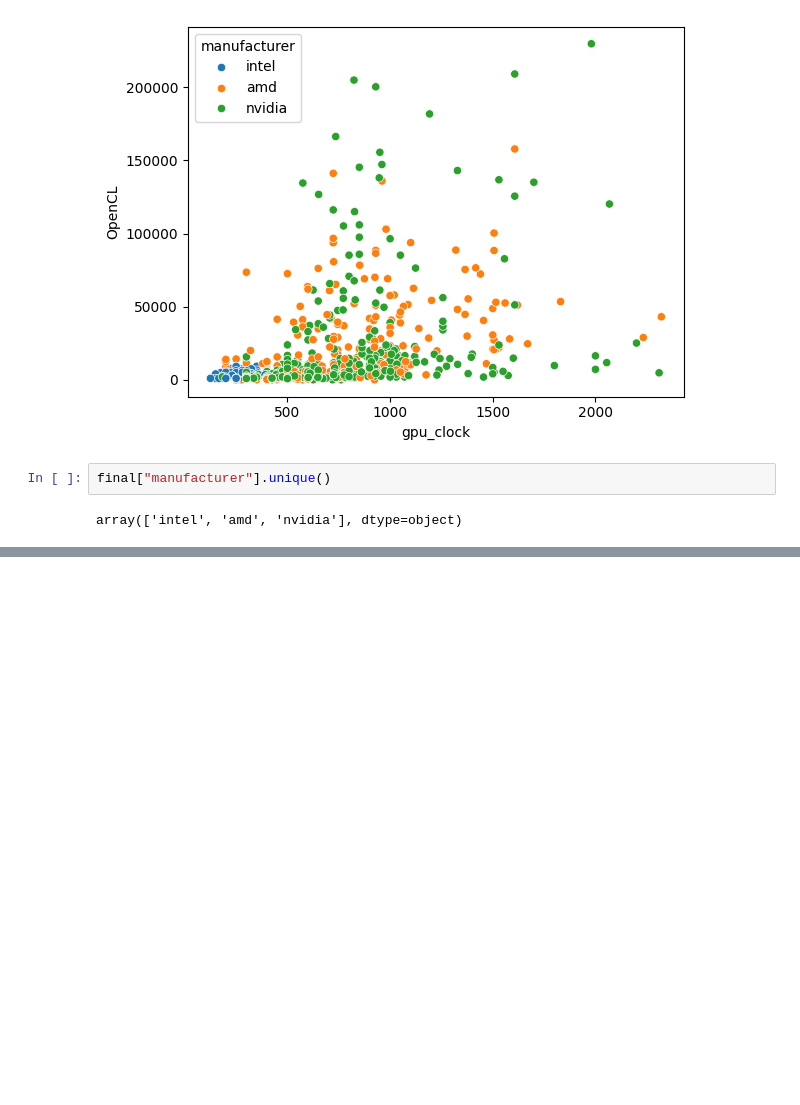
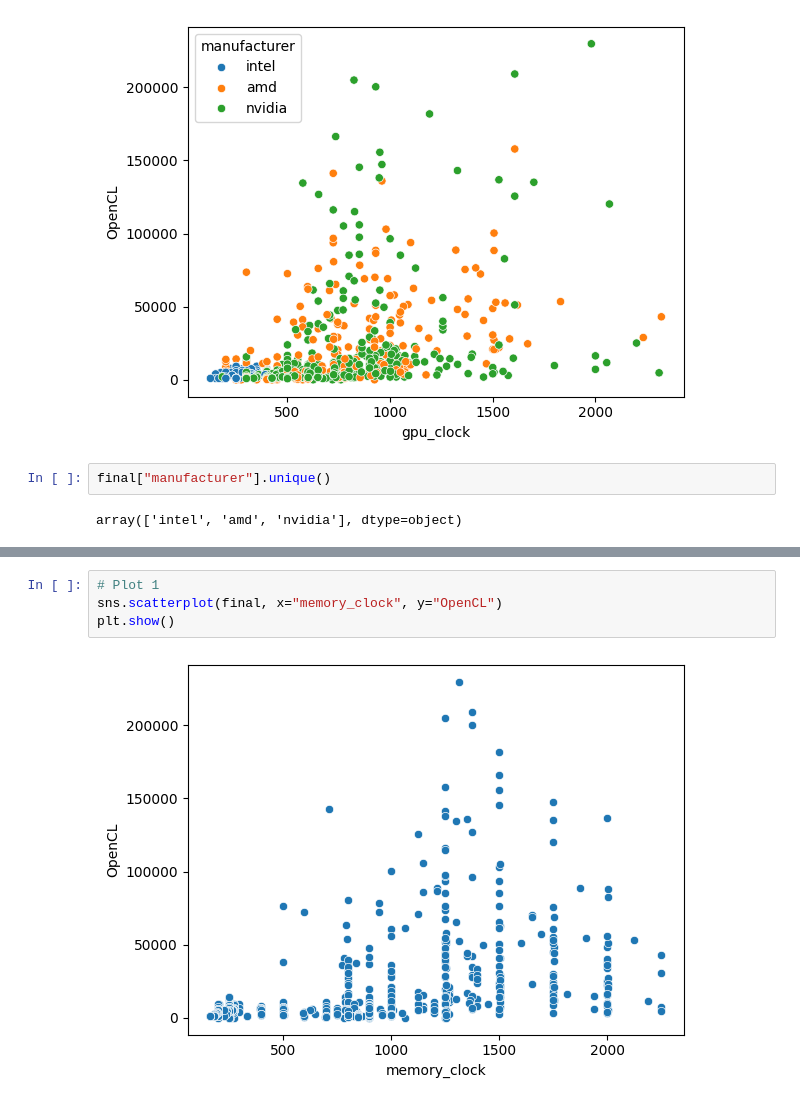
Before and after one commit to DylanHartmann/CDS-301-Project, a Jupyter notebook: visualizations.ipynb, the cells around one changed output, grey strips where cells are left out. Drawn from its saved outputs; the diff is of its cells as text; blank space fills up the shorter version.

```diff
--- a/visualizations.ipynb
+++ b/visualizations.ipynb
@@ -389,0 +457,6 @@ array(['nvidia', 'amd', 'apple', 'qualcomm', 'intel', 'other', 'arm',
+# %%
+# Plot 1
+sns.scatterplot(final, x="memory_clock", y="OpenCL")
+plt.show()
+# %% [output]
+[figure, added]
```
Also changed, not shown: parts of 21 cells of this notebook.
